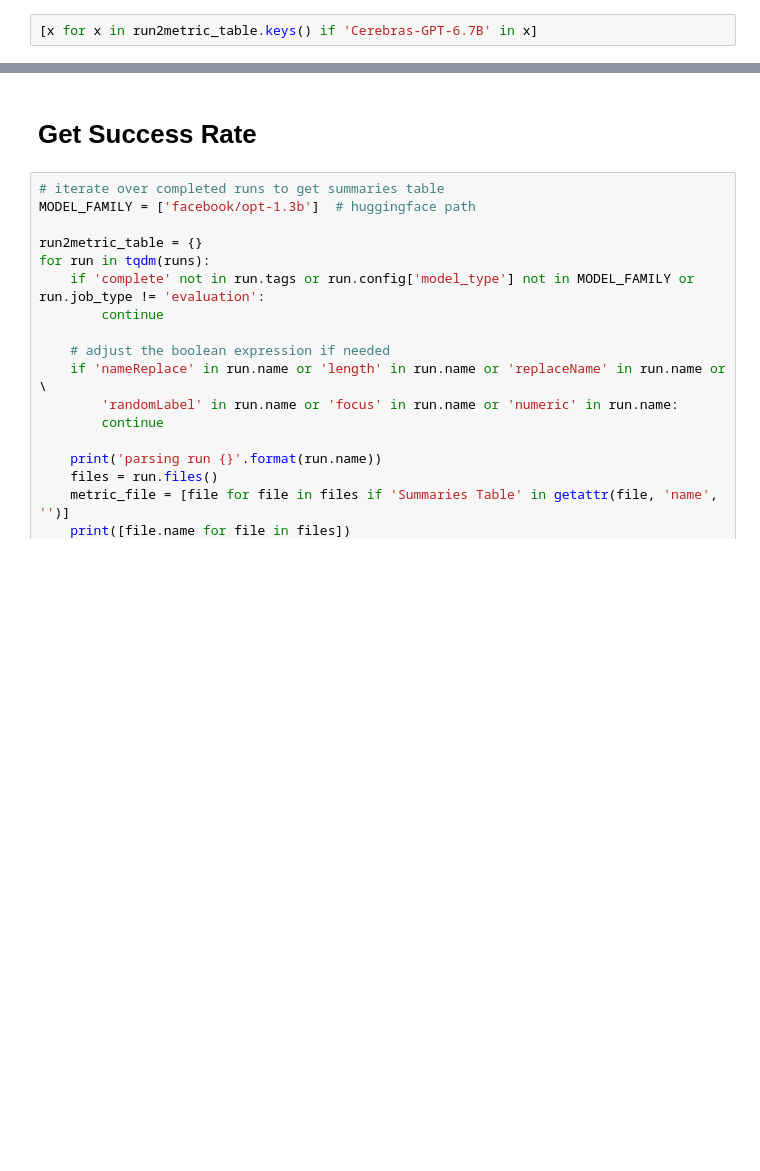
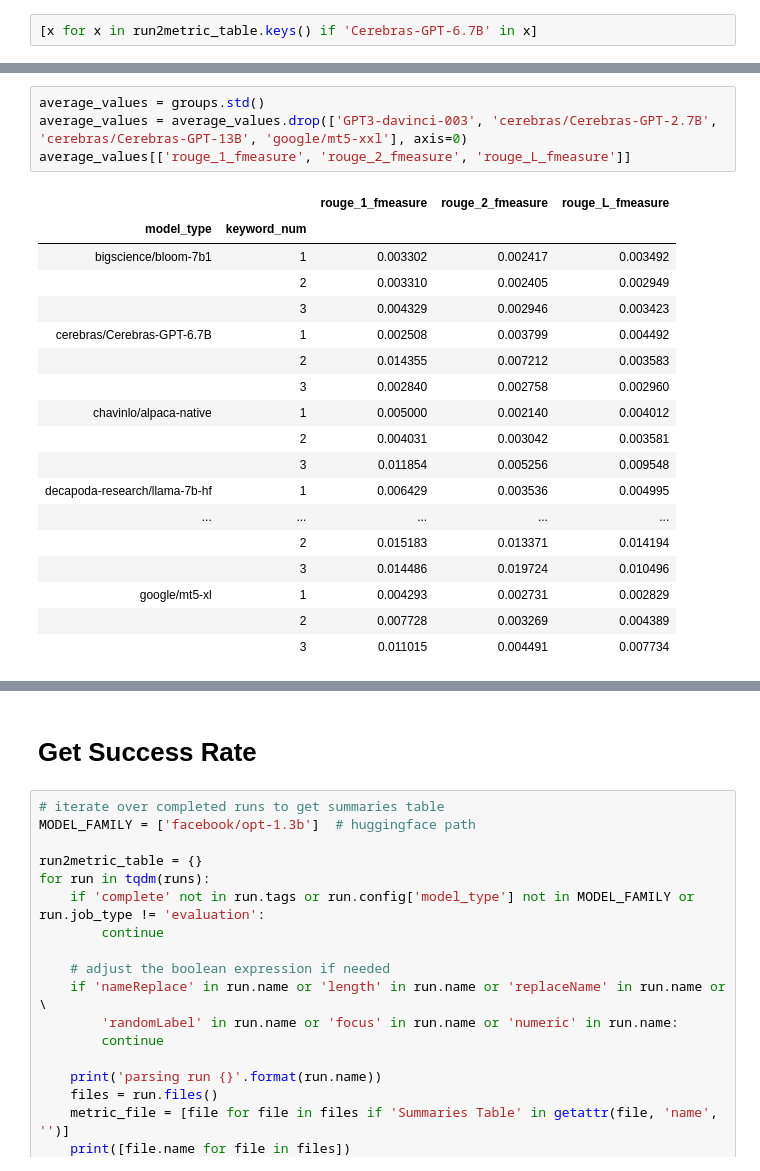
Before and after one commit to t170815518/control_dialogue_summarization_evaluation_benchmark, a Jupyter notebook: wandb.ipynb, the cells around one changed output, grey strips where cells are left out. Cells and saved outputs as stored; diff of their text form; blank space fills up the shorter version.

```diff
--- a/wandb.ipynb
+++ b/wandb.ipynb
@@ -194,0 +372,23 @@ std_df[[x for x in std_df.columns if 'fmeasure' in x]]
+# %%
+average_values = groups.std()
+average_values = average_values.drop(['GPT3-davinci-003', 'cerebras/Cerebras-GPT-2.7B', 'cerebras/Cerebras-GPT-13B', 'google/mt5-xxl'], axis=0)
+average_values[['rouge_1_fmeasure', 'rouge_2_fmeasure', 'rouge_L_fmeasure']]
+# %% [output]
+|  |  | rouge_1_fmeasure | rouge_2_fmeasure | rouge_L_fmeasure |
+| model_type | keyword_num |  |  |  |
+| bigscience/bloom-7b1 | 1 | 0.003302 | 0.002417 | 0.003492 |
+|  | 2 | 0.003310 | 0.002405 | 0.002949 |
+|  | 3 | 0.004329 | 0.002946 | 0.003423 |
+| cerebras/Cerebras-GPT-6.7B | 1 | 0.002508 | 0.003799 | 0.004492 |
+|  | 2 | 0.014355 | 0.007212 | 0.003583 |
+|  | 3 | 0.002840 | 0.002758 | 0.002960 |
+| chavinlo/alpaca-native | 1 | 0.005000 | 0.002140 | 0.004012 |
+|  | 2 | 0.004031 | 0.003042 | 0.003581 |
+|  | 3 | 0.011854 | 0.005256 | 0.009548 |
+| decapoda-research/llama-7b-hf | 1 | 0.006429 | 0.003536 | 0.004995 |
+| ... | ... | ... | ... | ... |
+|  | 2 | 0.015183 | 0.013371 | 0.014194 |
+|  | 3 | 0.014486 | 0.019724 | 0.010496 |
+| google/mt5-xl | 1 | 0.004293 | 0.002731 | 0.002829 |
+|  | 2 | 0.007728 | 0.003269 | 0.004389 |
+|  | 3 | 0.011015 | 0.004491 | 0.007734 |
```
Also changed, not shown: parts of 17 cells of this notebook.
